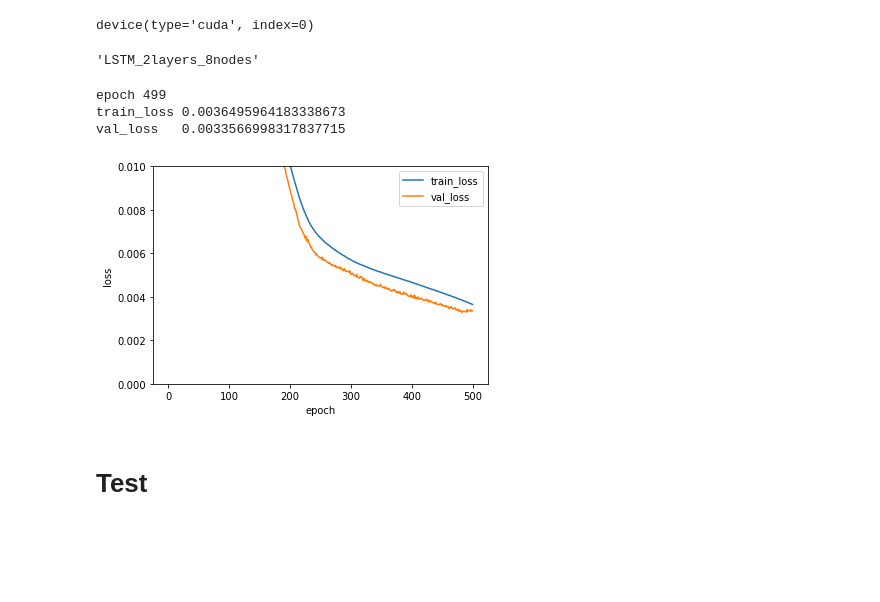
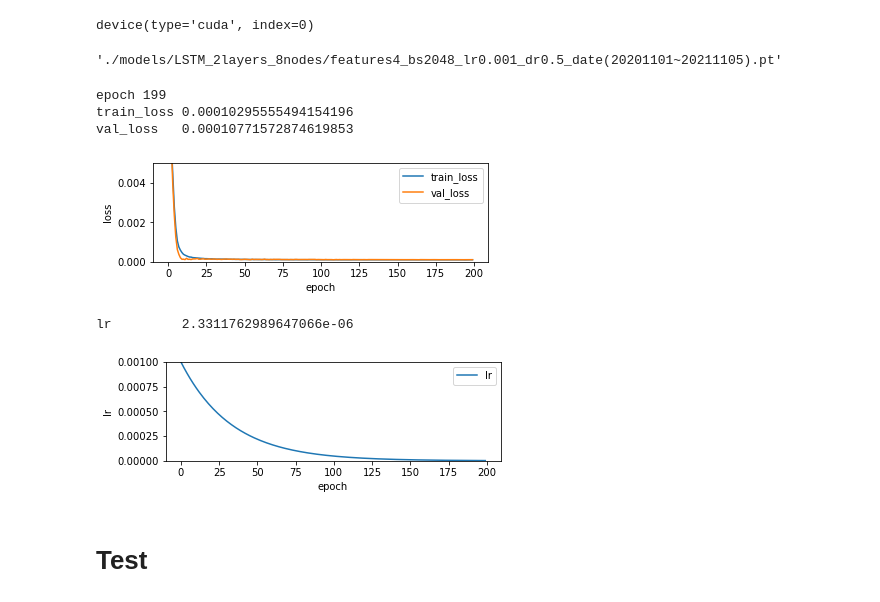
Before and after one commit to DeveloperRyou/stockPricePredict_AI, a Jupyter notebook: LSTM.ipynb, the cells around one changed output. Drawn from its saved outputs; the diff is of its cells as text; code cells hidden in the pictures; blank space fills up the shorter version.

Commit message:
basic LSTM

```diff
--- a/LSTM.ipynb
+++ b/LSTM.ipynb
@@ -165,14 +171,18 @@ if not os.path.isdir(model_path):
 if not os.path.isdir(model_path+model_name):
     os.mkdir(model_path+model_name)
 
-save_path = f'{model_path}{model_name}/bs{batch_size}_lr{learning_rate}_date({start_date}~{end_date}).pt'
-model_name
+save_path = f'{model_path}{model_name}/features{len(features)}_bs{batch_size}_lr{learning_rate}_dr{dropout_rate}_date({start_date}~{end_date}).pt'
+save_path
 # %% [output]
-'LSTM_2layers_8nodes'
+'./models/LSTM_2layers_8nodes/features4_bs2048_lr0.001_dr0.5_date(20201101~20211105).pt'
 # %%
 # model, optimizer
-model = StockPredictor(n, h).to(device)
+model = StockPredictor(n, h, dropout_rate).to(device)
 optimizer = torch.optim.Adam(model.parameters(), lr=learning_rate)
+# 동적 학습율
+scheduler = optim.lr_scheduler.LambdaLR(optimizer=optimizer,
+                                        lr_lambda=lambda epoch: 0.97 ** epoch,
+                                        last_epoch=-1)
 # %%
 train_loader = torch.utils.data.DataLoader(trainset, batch_size=batch_size, num_workers=num_workers, shuffle=True)
 val_loader = torch.utils.data.DataLoader(valset, batch_size=batch_size, num_workers=num_workers, shuffle=False)
@@ -183,7 +193,7 @@ def step(batch, training):
     if training:
         model.train()
         output = model(x)
-        loss = nn.L1Loss()(output, y)
+        loss = nn.HuberLoss()(output, y)
         loss.backward()
         optimizer.step()
         optimizer.zero_grad()
@@ -191,7 +201,7 @@ def step(batch, training):
         model.eval()
         with torch.no_grad():
             output = model(x)
-            loss = nn.L1Loss()(output, y)
+            loss = nn.HuberLoss()(output, y)
     return loss.item() * x.shape[0]
 
 
@@ -201,46 +211,65 @@ def run_epoch(loader, training):
     for batch in tqdm(loader):
         batch_loss = step(batch, training)
         total_loss += batch_loss
+    if training: # 학습율 조정
+        scheduler.step()
     return total_loss/len(loader.dataset)
 # %%
 # show plot
 def show_loss_plot():
-    plt.ylim(0, 0.01)
+    plt.subplot(2, 1, 1)
+    plt.ylim(0, 0.005)
     plt.plot(train_loss_plot, label='train_loss')
     plt.plot(val_loss_plot, label='val_loss')
     plt.xlabel('epoch')
     plt.ylabel('loss')
     plt.legend()
     plt.show()
+
+def show_lr_plot():
+    plt.subplot(2, 1, 2)
+    plt.ylim(0, 1e-3)
+    plt.plot(lr_plot, label='lr')
+    plt.xlabel('epoch')
+    plt.ylabel('lr')
+    plt.legend()
+    plt.show()
 # %%
 import matplotlib.pyplot as plt
 import IPython.display as ipd
 
 train_loss_plot, val_loss_plot = [], []
+lr_plot = []
 for epoch in range(num_epochs):
+    # 학습율 저장
+    lr_plot.append(optimizer.param_groups[0]['lr'])
+    # val set으로 평가
+    val_epoch_loss = run_epoch(val_loader, training=False)
     # train set으로 학습
     train_epoch_loss = run_epoch(train_loader, training=True)
-    # val set으로 평가
-    val_epoch_loss = run_epoch(val_loader, training=False)
     # 평가값 저장
     train_loss_plot.append(train_epoch_loss)
     val_loss_plot.append(val_epoch_loss)
 
     # 애니메이션 형식으로 출력
     ipd.clear_output(wait=True)
     print('epoch' , epoch)
     print('train_loss', train_loss_plot[-1])
     print('val_loss  ', val_loss_plot[-1])
     show_loss_plot()
+    print('lr        ', lr_plot[-1])
+    show_lr_plot()
 
     # 가장 좋게 평가된 모델 저장
     if min(val_loss_plot)==val_epoch_loss:
         torch.save(model.state_dict(), save_path)
 # %% [output]
-epoch 499
-train_loss 0.0036495964183338673
-val_loss   0.0033566998317837715
+epoch 199
+train_loss 0.00010295555494154196
+val_loss   0.00010771572874619853
-[figure, old version]
+[figure, new version]
+lr         2.3311762989647066e-06
+[figure, added]
 # %% [markdown]
 # Test
 # %%
```
Also changed, not shown: parts of 10 cells of this notebook, 17 other files.
